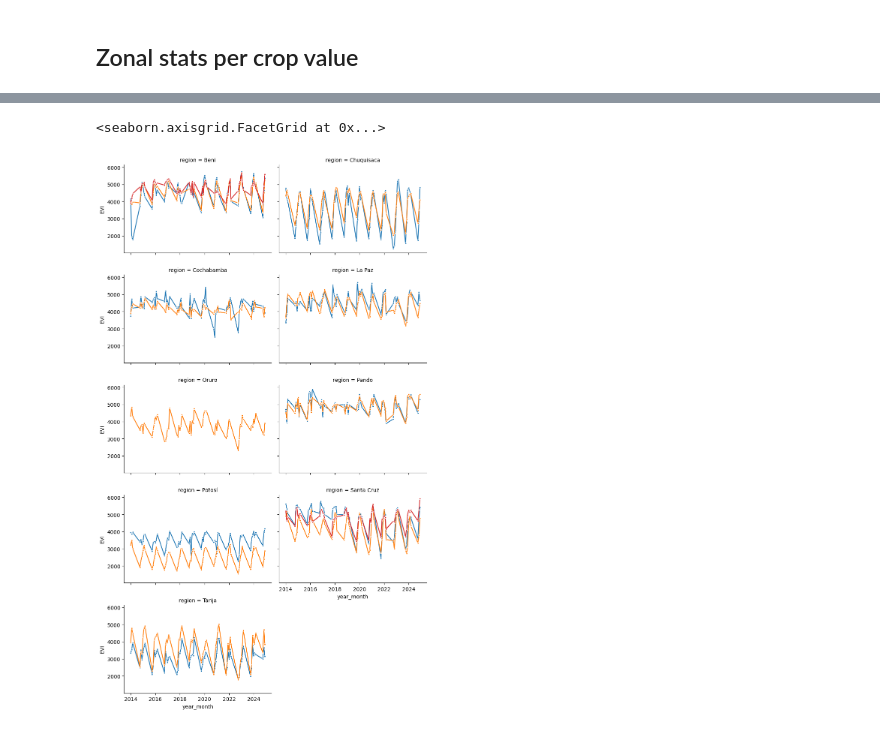
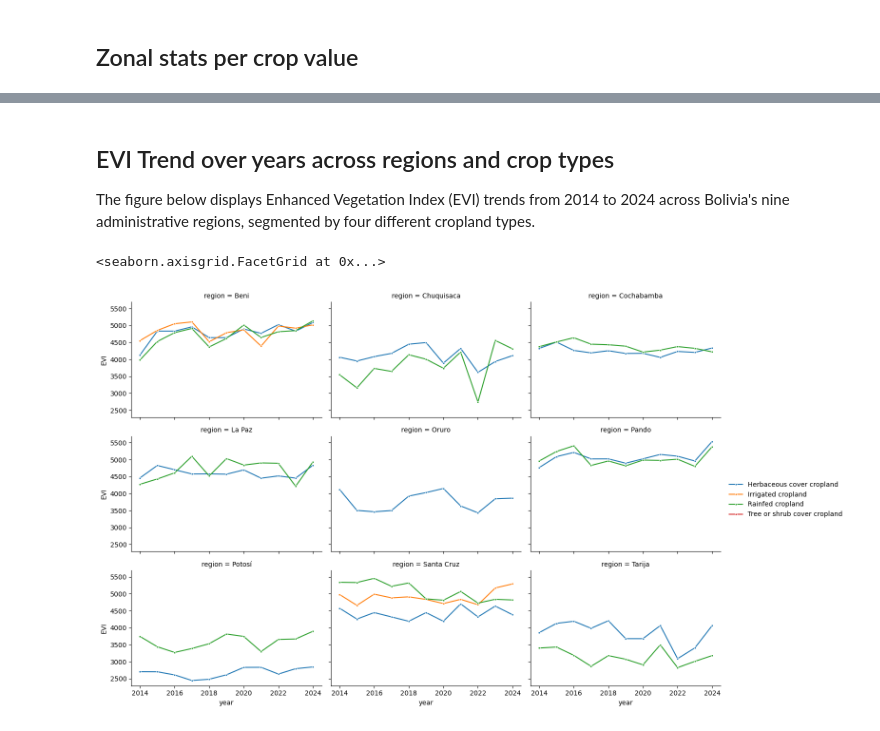
Before and after one commit to datapartnership/bolivia-economic-monitor, a Jupyter notebook: notebooks/evi_analysis.ipynb, the cells around one changed output, grey strips where cells are left out. Saved outputs shown, nothing was run; the diff lists cells and outputs as text; code cells hidden in the pictures.

```diff
--- a/notebooks/evi_analysis.ipynb
+++ b/notebooks/evi_analysis.ipynb
@@ -348,6 +349,12 @@ YEAR = 2014
 CROPLAND_CLASS = 11
 
 cropland_values = [10, 11, 12, 20]  # Values for cropland classes
+crop_dict = {
+    10: "Rainfed cropland",
+    11: "Herbaceous cover cropland",
+    12: "Tree or shrub cover cropland",
+    20: "Irrigated cropland",
+}
 # %% [markdown]
 ## Single cropland
 # %%
@@ -701,11 +708,18 @@ for file in zonal_stats_adm1_files:
 zonal_stats_adm1_df = pd.concat(dfs, ignore_index=True)
 # zonal_stats_adm1_df.to_csv("../data/zonal_stats/EVI trends ADM1.csv", index=False)
 
-monthly = (
+adm1_annual = (
     zonal_stats_adm1_df.sort_values("date")
     .rename(columns={"shapeName": "region"})
-    .assign(year_month=lambda df: df["date"].dt.to_period("M").dt.to_timestamp())
-    .groupby(["region", "crop_value", "year_month"])["EVI"]
-    .mean()
+    .assign(
+        year_month=lambda df: df["date"].dt.to_period("M").dt.to_timestamp(),
+        year=lambda df: df["date"].dt.year,
+        crop_type=lambda df: df["crop_value"]
+        .astype(int)
+        .map(crop_dict)
+        .fillna("Other"),
+    )
+    .groupby(["region", "crop_type", "year"])["EVI"]
+    .median()
     .reset_index()
 )
@@ -712,22 +753,28 @@ monthly = (
+# %% [markdown]
+## EVI Trend over years across regions and crop types
+
+The figure below displays Enhanced Vegetation Index (EVI) trends from 2014 to 2024 across Bolivia's nine administrative regions, segmented by four different cropland types.
 # %%
 g = sns.FacetGrid(
-    monthly,
+    adm1_annual,
     col="region",
     margin_titles=True,
     height=3,
     aspect=1.5,
-    col_wrap=2,
+    col_wrap=3,
 )
 
 g.map_dataframe(
     sns.lineplot,
-    x="year_month",
+    x="year",
     y="EVI",
-    hue="crop_value",
+    hue="crop_type",
     marker="o",
     markersize=3,
     linewidth=1.5,
 )
+
+g.add_legend()
 # %% [output]
 <seaborn.axisgrid.FacetGrid at 0x...>
-[figure, old version]
+[figure, new version]
```
Also changed, not shown: parts of 10 cells of this notebook, 1 other file.
